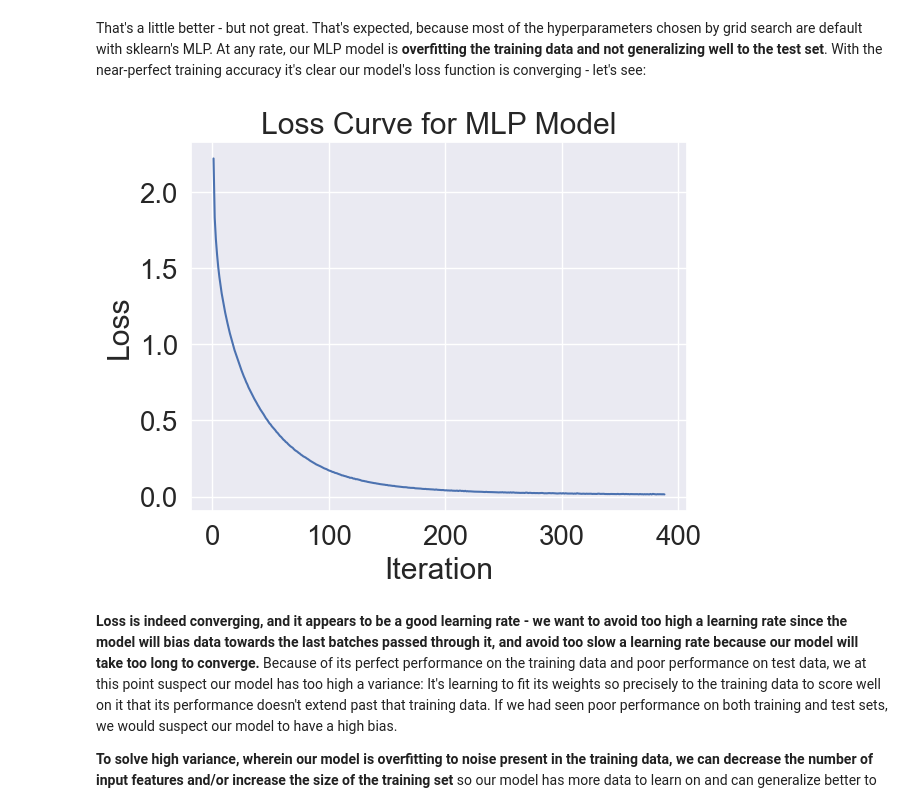
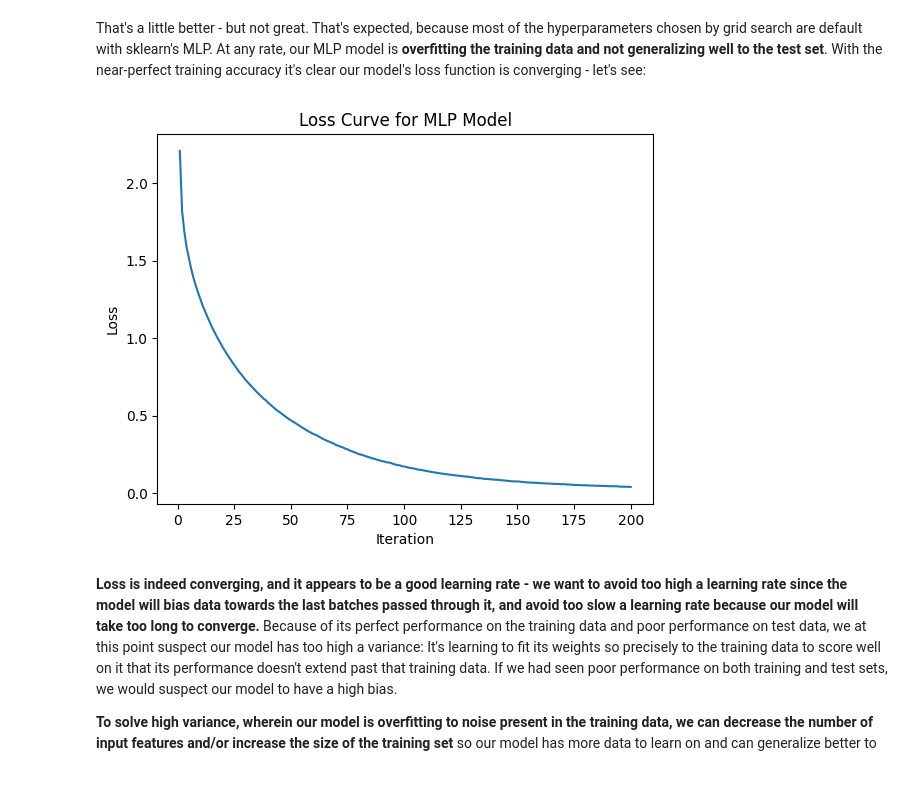
Before and after one commit to Mulin-Zhang3/Week4-NeuralNetworks, a Jupyter notebook: Week4__Neural_Networks.ipynb, the cells around one changed output. Saved outputs shown, nothing was run; the diff lists cells and outputs as text; code cells hidden in the pictures; blank space fills up the shorter version.

```diff
--- a/Week4__Neural_Networks.ipynb
+++ b/Week4__Neural_Networks.ipynb
@@ -511,7 +511,7 @@ grid = GridSearchCV(
     parameter_space,
     cv=10, # CV here shows how many fold of cross-validation we'll do
     n_jobs=-1,
-    verbose=2)
+    verbose=10)
 # Fit the models specified by the parameter grid
 # Note that, here we used the whole 80 training set because cross-validation holds out validation sets automatically
 # So we won't be using 60-20 split, GridSearchCV will automatically do it
@@ -569,14 +583,19 @@ model.predict(X_test) == y_test[]
 # %% [markdown]
 That's a little better - but not great. That's expected, because most of the hyperparameters chosen by grid search are default with sklearn's MLP. At any rate, our MLP model is **overfitting the training data and not generalizing well to the test set**. With the near-perfect training accuracy it's clear our model's loss function is converging - let's see:
 # %%
+best_model = grid.best_estimator_
+
 plt.figure()
-plt.plot([num for num in range(1,model.n_iter_ +1)], model.loss_curve_)
+plt.plot(
+    [num for num in range(1, best_model.n_iter_ + 1)],
+    best_model.loss_curve_
+)
 plt.title('Loss Curve for MLP Model')
 plt.ylabel('Loss')
 plt.xlabel('Iteration')
 plt.show()
 # %% [output]
-[figure, old version]
+[figure, new version]
 # %% [markdown]
 **Loss is indeed converging, and it appears to be a good learning rate - we want to avoid too high a learning rate since the model will bias data towards the last batches passed through it, and avoid too slow a learning rate because our model will take too long to converge.** Because of its perfect performance on the training data and poor performance on test data, we at this point suspect our model has too high a variance: It's learning to fit its weights so precisely to the training data to score well on it that its performance doesn't extend past that training data. If we had seen poor performance on both training and test sets, we would suspect our model to have a high bias.
 
```
Also changed, not shown: parts of 4 cells of this notebook.
